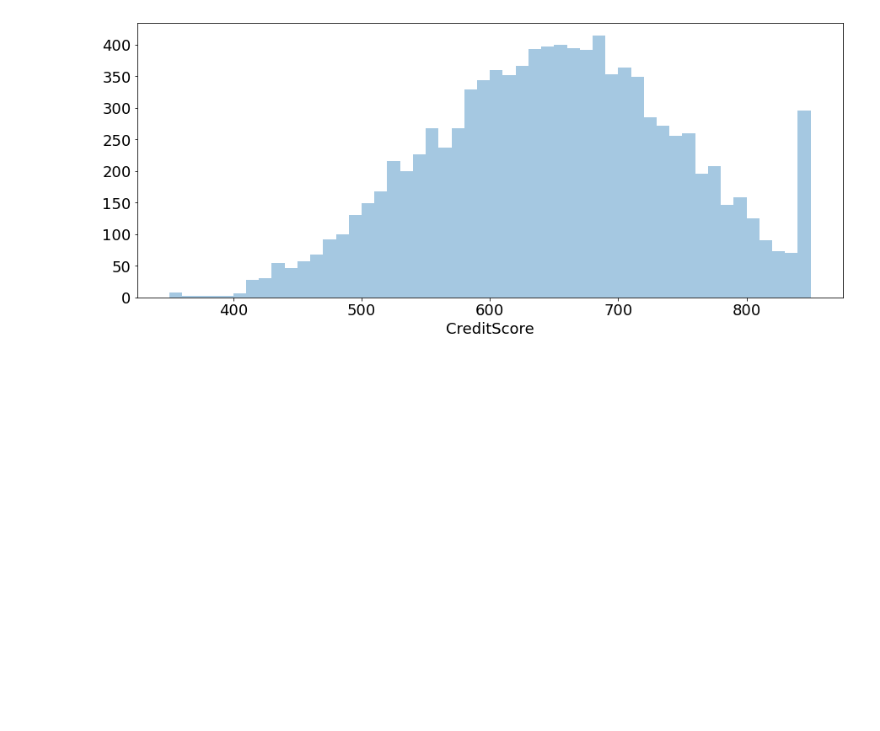
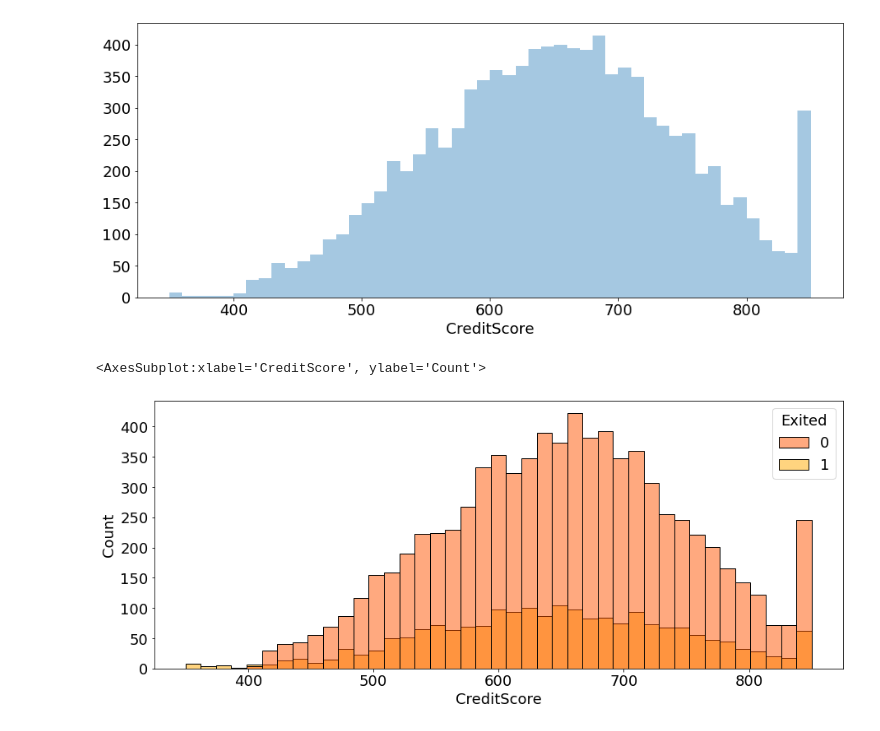
Before and after one commit to Yoyoyamato/churn_modeling, a Jupyter notebook: EDA.ipynb, the cells around one changed output. Saved outputs shown, nothing was run; the diff lists cells and outputs as text; code cells hidden in the pictures; blank space fills up the shorter version.

```diff
--- a/EDA.ipynb
+++ b/EDA.ipynb
@@ -47,3 +56,8 @@ sns.distplot(df['CreditScore'],bins=50, kde=False)
 # %% [output]
 <AxesSubplot:xlabel='CreditScore'>
 [figure]
+# %%
+sns.histplot(x="CreditScore",hue="Exited",data=df,palette="autumn")
+# %% [output]
+<AxesSubplot:xlabel='CreditScore', ylabel='Count'>
+[figure, added]
```
Also changed, not shown: parts of 30 cells of this notebook.
